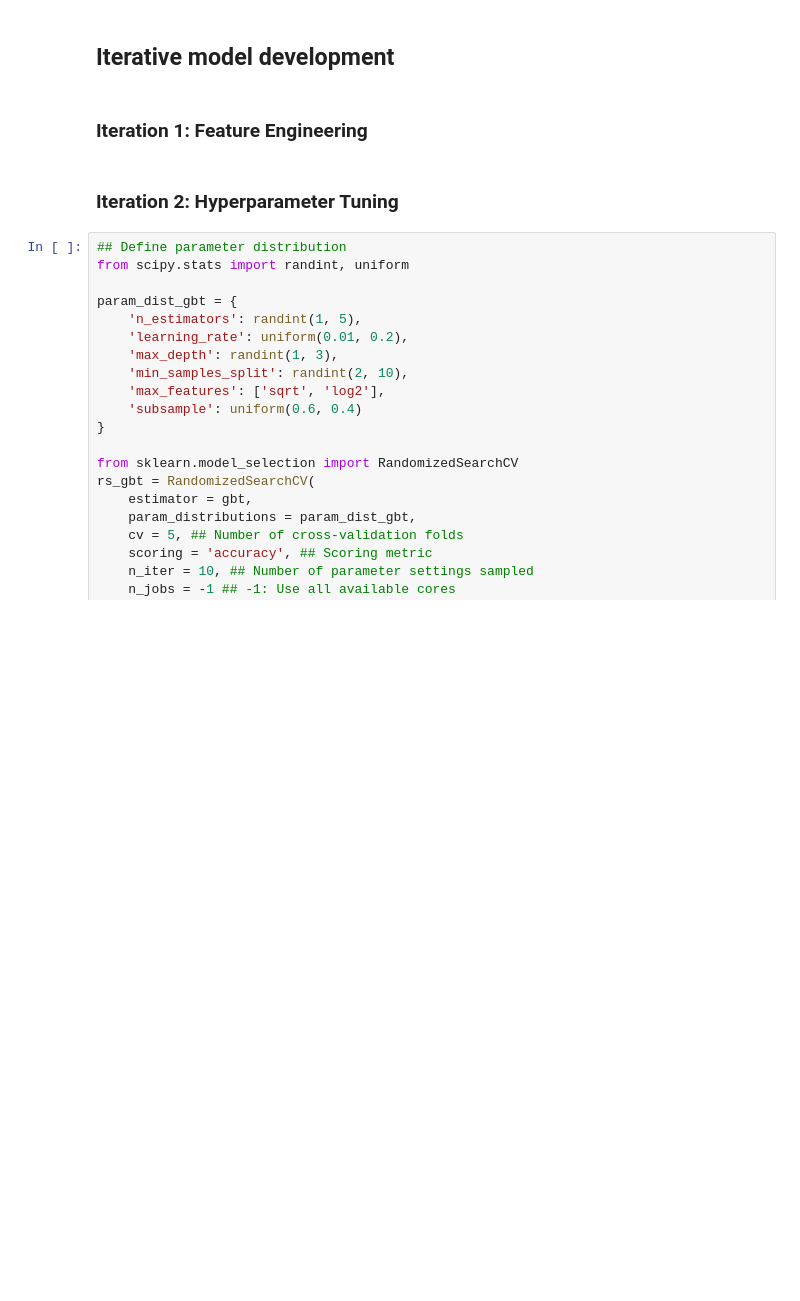
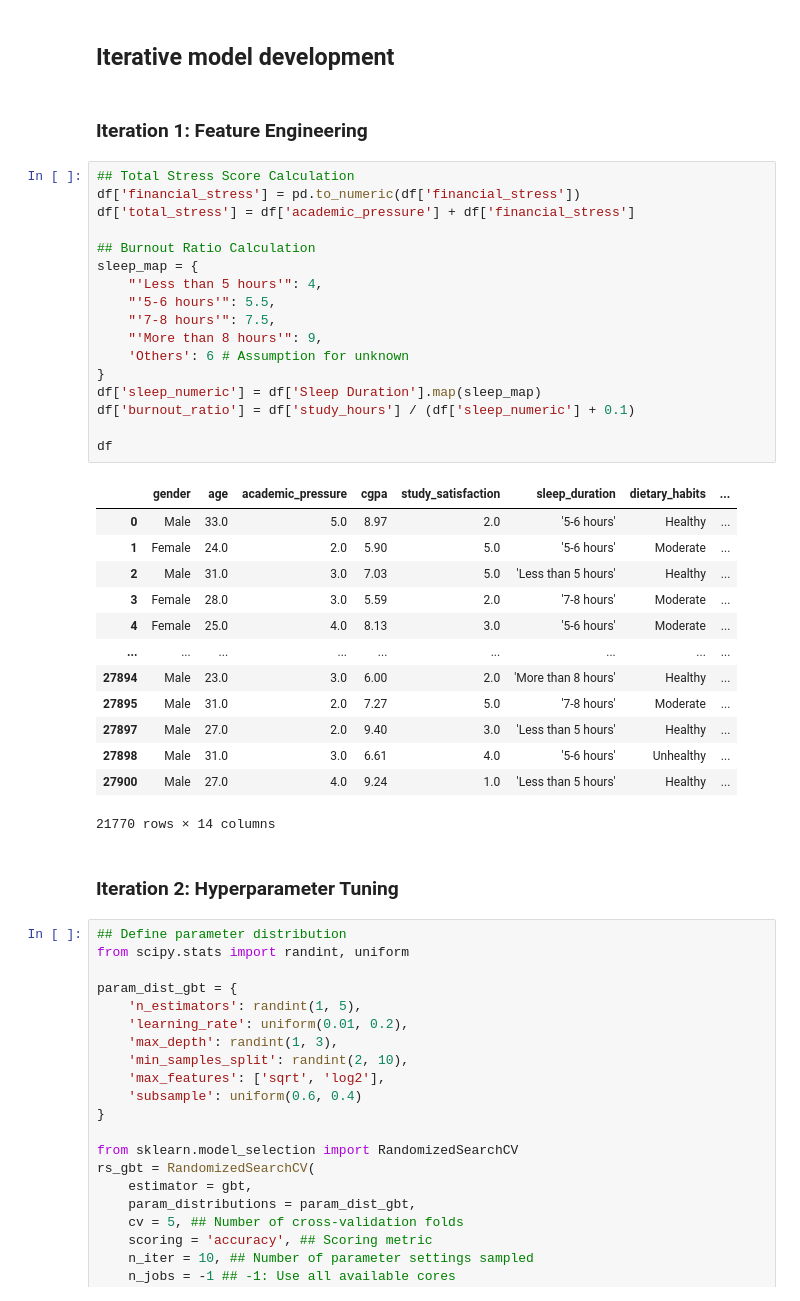
Before and after one commit to JonathanChickenLeg/mldp_project3, a Jupyter notebook: MLDP Program Codes Submission Template.ipynb, the cells around one changed output. Drawn from its saved outputs; the diff is of its cells as text; blank space fills up the shorter version.

```diff
--- a/MLDP Program Codes Submission Template.ipynb
+++ b/MLDP Program Codes Submission Template.ipynb
@@ -672,6 +672,37 @@ weighted avg       0.83      0.84      0.83      6531
 ## Iterative model development
 # %% [markdown]
 ### Iteration 1: Feature Engineering
+# %%
+## Total Stress Score Calculation
+df['financial_stress'] = pd.to_numeric(df['financial_stress'])
+df['total_stress'] = df['academic_pressure'] + df['financial_stress']
+
+## Burnout Ratio Calculation
+sleep_map = {
+    "'Less than 5 hours'": 4,
+    "'5-6 hours'": 5.5,
+    "'7-8 hours'": 7.5,
+    "'More than 8 hours'": 9,
+    'Others': 6 # Assumption for unknown
+}
+df['sleep_numeric'] = df['Sleep Duration'].map(sleep_map)
+df['burnout_ratio'] = df['study_hours'] / (df['sleep_numeric'] + 0.1)
+
+df
+# %% [output]
+|  | gender | age | academic_pressure | cgpa | study_satisfaction | sleep_duration | dietary_habits | ... |
+| 0 | Male | 33.0 | 5.0 | 8.97 | 2.0 | '5-6 hours' | Healthy | ... |
+| 1 | Female | 24.0 | 2.0 | 5.90 | 5.0 | '5-6 hours' | Moderate | ... |
+| 2 | Male | 31.0 | 3.0 | 7.03 | 5.0 | 'Less than 5 hours' | Healthy | ... |
+| 3 | Female | 28.0 | 3.0 | 5.59 | 2.0 | '7-8 hours' | Moderate | ... |
+| 4 | Female | 25.0 | 4.0 | 8.13 | 3.0 | '5-6 hours' | Moderate | ... |
+| ... | ... | ... | ... | ... | ... | ... | ... | ... |
+| 27894 | Male | 23.0 | 3.0 | 6.00 | 2.0 | 'More than 8 hours' | Healthy | ... |
+| 27895 | Male | 31.0 | 2.0 | 7.27 | 5.0 | '7-8 hours' | Moderate | ... |
+| 27897 | Male | 27.0 | 2.0 | 9.40 | 3.0 | 'Less than 5 hours' | Healthy | ... |
+| 27898 | Male | 31.0 | 3.0 | 6.61 | 4.0 | '5-6 hours' | Unhealthy | ... |
+| 27900 | Male | 27.0 | 4.0 | 9.24 | 1.0 | 'Less than 5 hours' | Healthy | ... |
+21770 rows × 14 columns
 # %% [markdown]
 ### Iteration 2: Hyperparameter Tuning
 # %%
```
Also changed, not shown: parts of 4 cells of this notebook, 4 other files.
